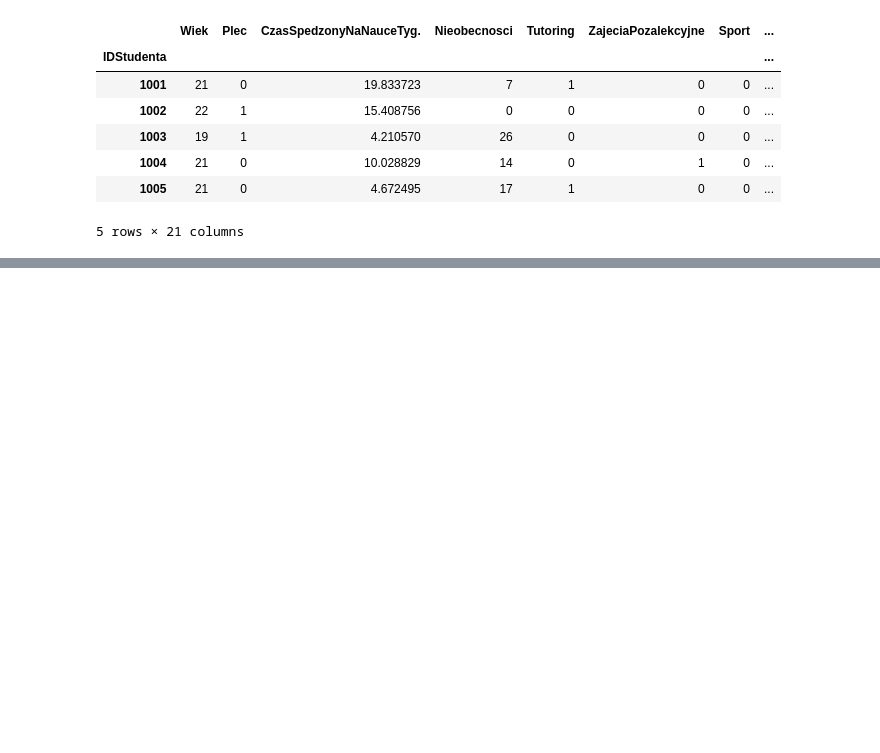
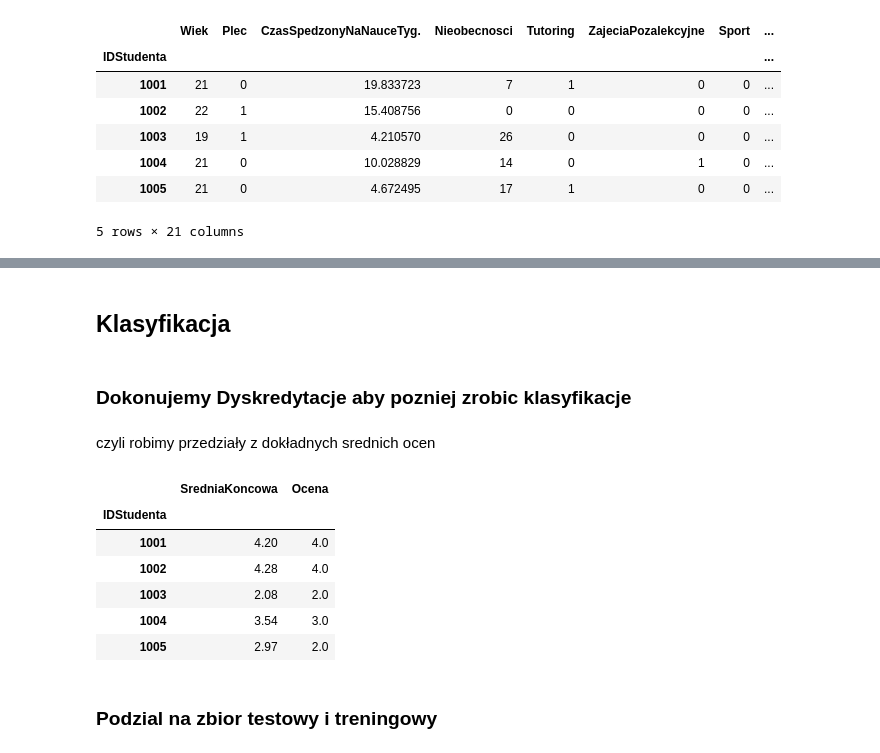
Before and after one commit to Polinez/MLClassProject, a Jupyter notebook: sample.ipynb, the cells around one changed output, grey strips where cells are left out. Saved outputs shown, nothing was run; the diff lists cells and outputs as text; code cells hidden in the pictures; blank space fills up the shorter version.

```diff
--- a/sample.ipynb
+++ b/sample.ipynb
@@ -140,6 +159,0 @@ data.head()
-# %%
-def licz_ocene(n):
-    return math.floor(n * 2) / 2
-
-data['Ocena'] = data['SredniaKoncowa'].apply(licz_ocene)
-data.head()
@@ -232,0 +220,36 @@ ValueError: continuous is not supported
+# %% [markdown]
+## Klasyfikacja
+# %% [markdown]
+### Dokonujemy Dyskredytacje aby pozniej zrobic klasyfikacje
+# %% [markdown]
+czyli robimy przedziały z dokładnych srednich ocen
+# %%
+def licz_ocene(srednia):
+    procent = (srednia - 2.0) / 3.0 * 100
+
+    if procent < 50:
+        ocena = 2.0
+    elif procent < 60:
+        ocena = 3.0
+    elif procent < 70:
+        ocena = 3.5
+    elif procent < 80:
+        ocena = 4.0
+    elif procent < 90:
+        ocena = 4.5
+    else:
+        ocena = 5.0
+    return ocena
+
+data['Ocena'] = data['SredniaKoncowa'].apply(licz_ocene)
+data[['SredniaKoncowa', 'Ocena']].head()
+# %% [output]
+|  | SredniaKoncowa | Ocena |
+| IDStudenta |  |  |
+| 1001 | 4.20 | 4.0 |
+| 1002 | 4.28 | 4.0 |
+| 1003 | 2.08 | 2.0 |
+| 1004 | 3.54 | 3.0 |
+| 1005 | 2.97 | 2.0 |
+# %% [markdown]
+### Podzial na zbior testowy i treningowy
```
Also changed, not shown: parts of 43 cells of this notebook.
